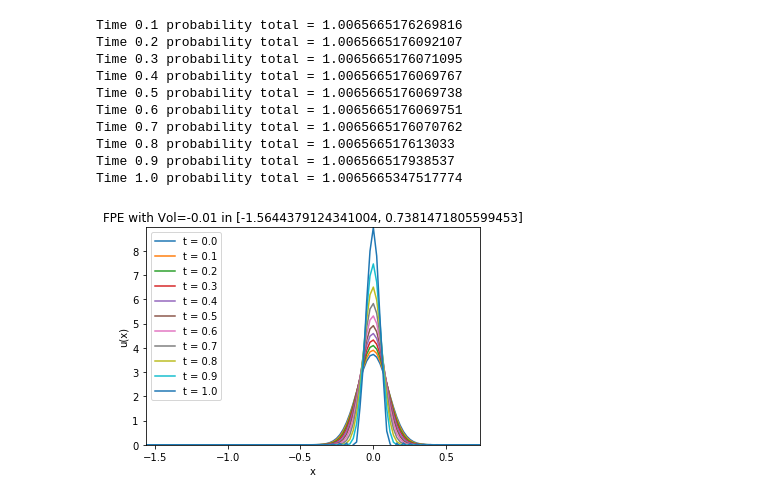
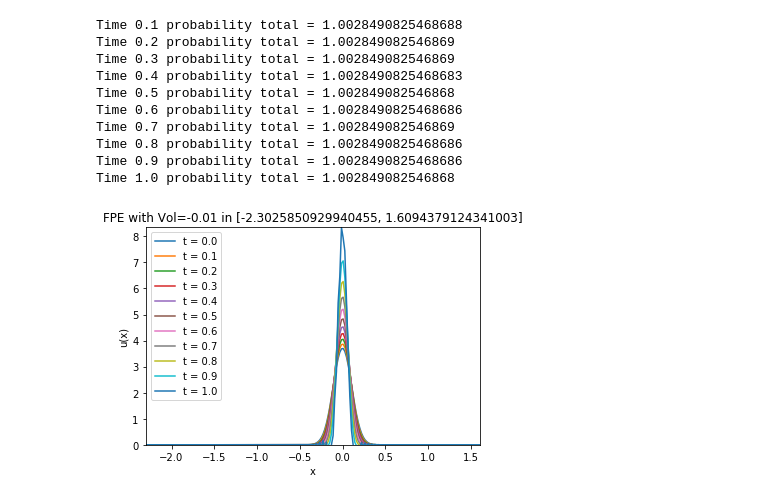
Before and after one commit to Ray950611/Option-Pricing, a Jupyter notebook: call_option_pricing.ipynb, the cells around one changed output. Drawn from its saved outputs; the diff is of its cells as text; code cells hidden in the pictures.

```diff
--- a/call_option_pricing.ipynb
+++ b/call_option_pricing.ipynb
@@ -150,12 +172,12 @@ K = 100.0
 dK = 20
 d = [1.0,1.0,-2.0]
 sigma = 0.1
-S_a = 20
-S_b = 200
-m=100
-n=50
-x_a = X(S_a,K,T)
-x_b = X(S_b,K,T)
+S_a = 10
+S_b = 500
+m=200
+n=1000
+x_a = X(S_a,K,0)
+x_b = X(S_b,K,0)
 xx = np.linspace(x_a, x_b, m+1)
 x_k = X(K-dK,K,0)
 x_k1 = X(K,K,0)
@@ -229,12 +243,12 @@ K = 100.0
 dK = 10
 d = [1.0,-2.0,1.0]
 sigma = 0.1
-S_a = 20
-S_b = 200
-m=100
+S_a = 10
+S_b = 500
+m=200
 n=1000
-x_a = X(S_a,K,T)
-x_b = X(S_b,K,T)
+x_a = X(S_a,K,0)
+x_b = X(S_b,K,0)
 xx = np.linspace(x_a, x_b, m+1)
 x_k = X(K-dK,K,0)
 x_k1 = X(K,K,0)
@@ -284,14 +288,14 @@ plt.legend()
 # %%
-p_0,xx = solve_fpe_back(m,200,T,sigma,x_a,x_b,p_t)
+p_0,xx = solve_fpe_back(m,50,T,sigma,x_a,x_b,p_t)
 # %% [output]
-Time 0.1 probability total = 1.0065665176269816
-Time 0.2 probability total = 1.0065665176092107
-Time 0.3 probability total = 1.0065665176071095
-Time 0.4 probability total = 1.0065665176069767
-Time 0.5 probability total = 1.0065665176069738
-Time 0.6 probability total = 1.0065665176069751
-Time 0.7 probability total = 1.0065665176070762
-Time 0.8 probability total = 1.006566517613033
-Time 0.9 probability total = 1.006566517938537
-Time 1.0 probability total = 1.0065665347517774
+Time 0.1 probability total = 1.0028490825468688
+Time 0.2 probability total = 1.002849082546869
+Time 0.3 probability total = 1.002849082546869
+Time 0.4 probability total = 1.0028490825468683
+Time 0.5 probability total = 1.002849082546868
+Time 0.6 probability total = 1.0028490825468686
+Time 0.7 probability total = 1.002849082546869
+Time 0.8 probability total = 1.0028490825468686
+Time 0.9 probability total = 1.0028490825468686
+Time 1.0 probability total = 1.002849082546868
-[figure, old version]
+[figure, new version]
```
Also changed, not shown: parts of 27 cells of this notebook.
